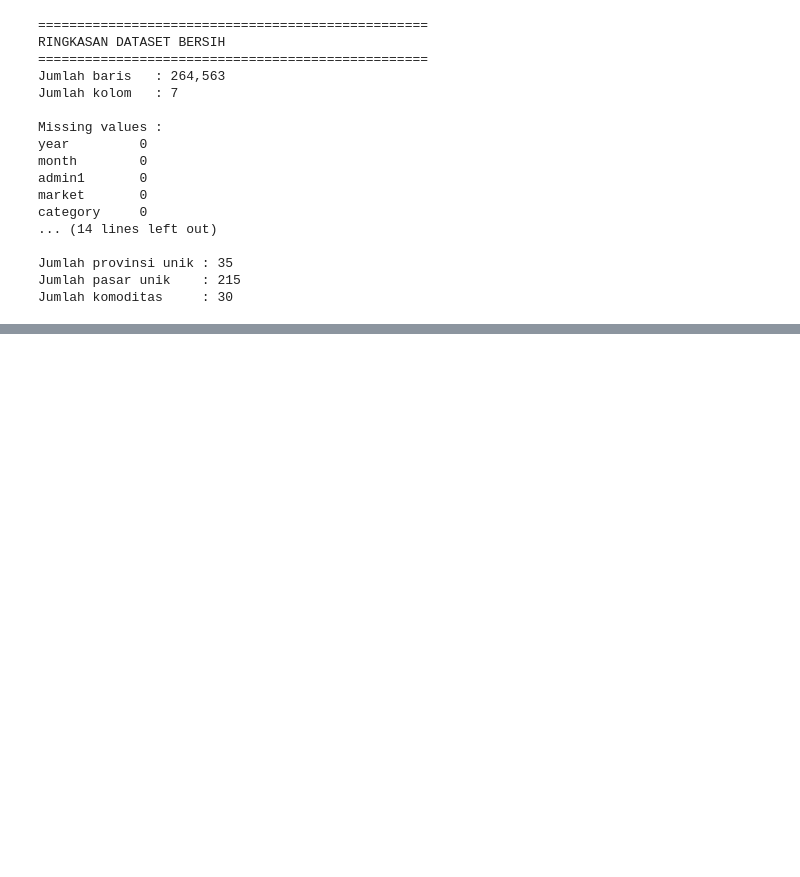
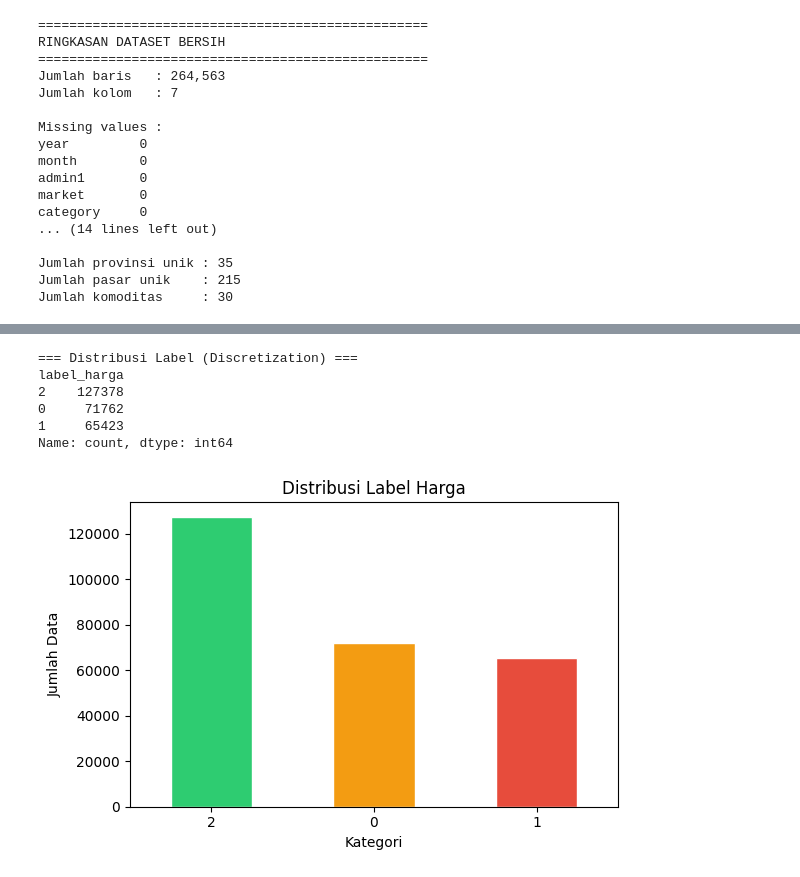
Before and after one commit to afllaabdi/tugas_data_mining, a Jupyter notebook: PenggalianData2.ipynb, the cells around one changed output, grey strips where cells are left out. Drawn from its saved outputs; the diff is of its cells as text; code cells hidden in the pictures; blank space fills up the shorter version.

```diff
--- a/PenggalianData2.ipynb
+++ b/PenggalianData2.ipynb
@@ -264,0 +471,24 @@ Total baris: 264,563
+# %%
+# 4. DISCRETIZATION (sudah dilakukan saat labeling)
+# Menampilkan distribusi label sebagai konfirmasi
+# ─────────────────────────────────────────────
+print("\n=== Distribusi Label (Discretization) ===")
+print(df['label_harga'].value_counts())
+
+label_counts = df['label_harga'].value_counts()
+plt.figure(figsize=(6, 4))
+label_counts.plot(kind='bar', color=['#2ecc71', '#f39c12', '#e74c3c'], edgecolor='white')
+plt.title('Distribusi Label Harga')
+plt.xlabel('Kategori')
+plt.ylabel('Jumlah Data')
+plt.xticks(rotation=0)
+plt.tight_layout()
+plt.show()
+# %% [output]
+=== Distribusi Label (Discretization) ===
+label_harga
+2    127378
+0     71762
+1     65423
+Name: count, dtype: int64
+[figure, added]
```
Also changed, not shown: parts of 19 cells of this notebook.
